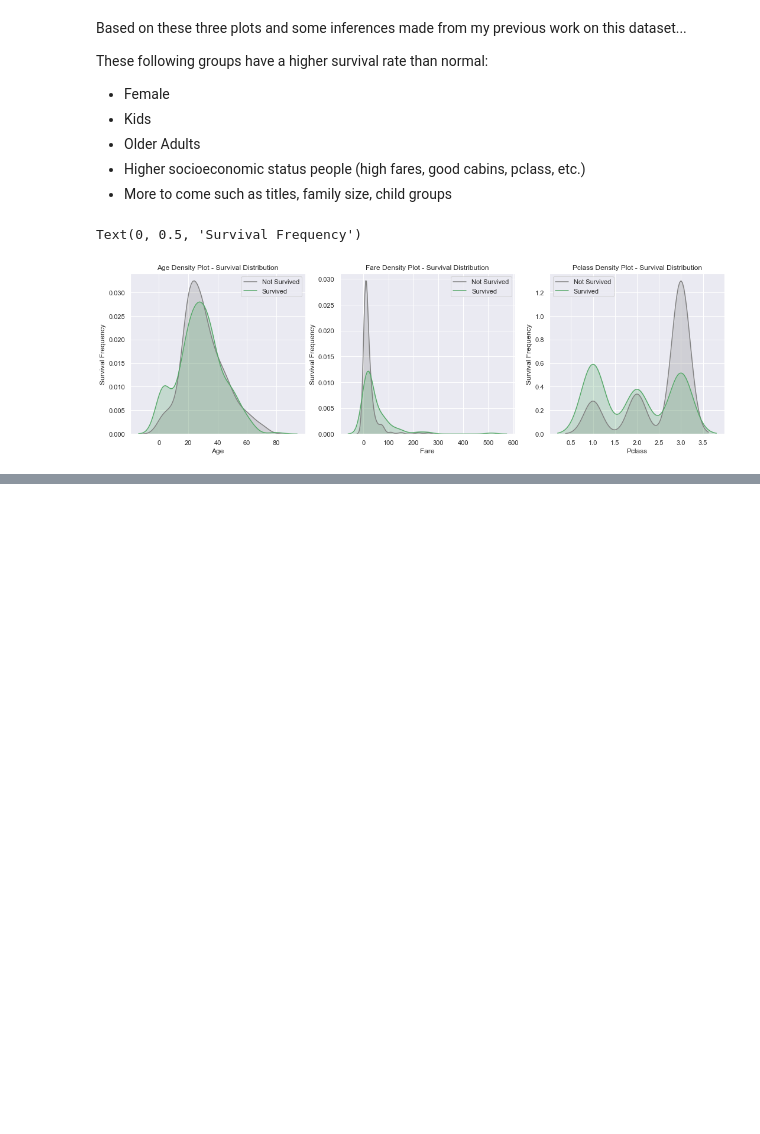
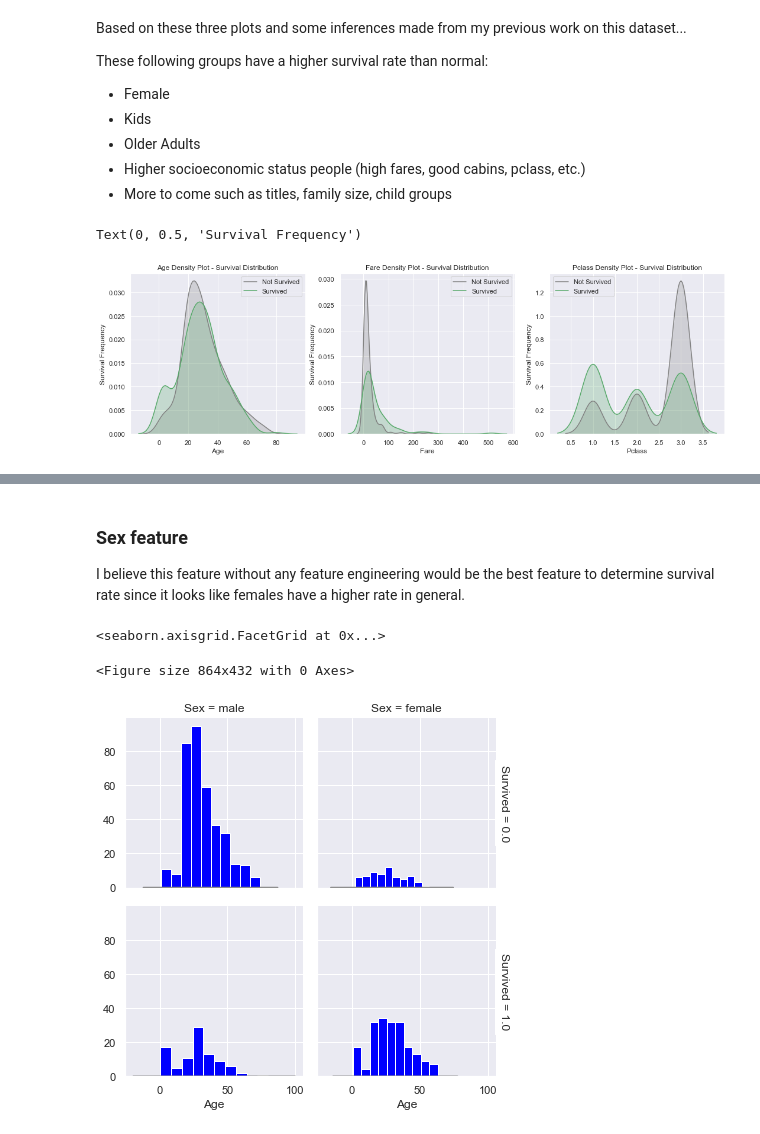
Before and after one commit to davidtnly/Python, a Jupyter notebook: MachineLearning/08-titanic.ipynb, the cells around one changed output, grey strips where cells are left out. Saved outputs shown, nothing was run; the diff lists cells and outputs as text; code cells hidden in the pictures; blank space fills up the shorter version.

```diff
--- a/MachineLearning/08-titanic.ipynb
+++ b/MachineLearning/08-titanic.ipynb
@@ -943,0 +1055,21 @@ combined.Age[(combined.Age.notnull()) & (combined.Survived==0)].isnull().sum()
+# %% [markdown]
+### Sex feature
+
+I believe this feature without any feature engineering would be the best feature to determine survival rate since it looks like females have a higher rate in general.
+# %%
+# Set figure space
+fig = plt.figure(figsize=(12,6))
+
+# Create facet plot
+ax = sns.FacetGrid(combined,
+                   col='Sex',
+                   row='Survived',
+                   margin_titles=True)
+
+# Create plot and plot features
+ax.map(plt.hist, 'Age', color='blue')
+ax.map(sns.kdeplot, 'Age', color='gray', shade=False)
+# %% [output]
+<seaborn.axisgrid.FacetGrid at 0x...>
+<Figure size 864x432 with 0 Axes>
+[figure, added]
```
Also changed, not shown: parts of 44 cells of this notebook.
